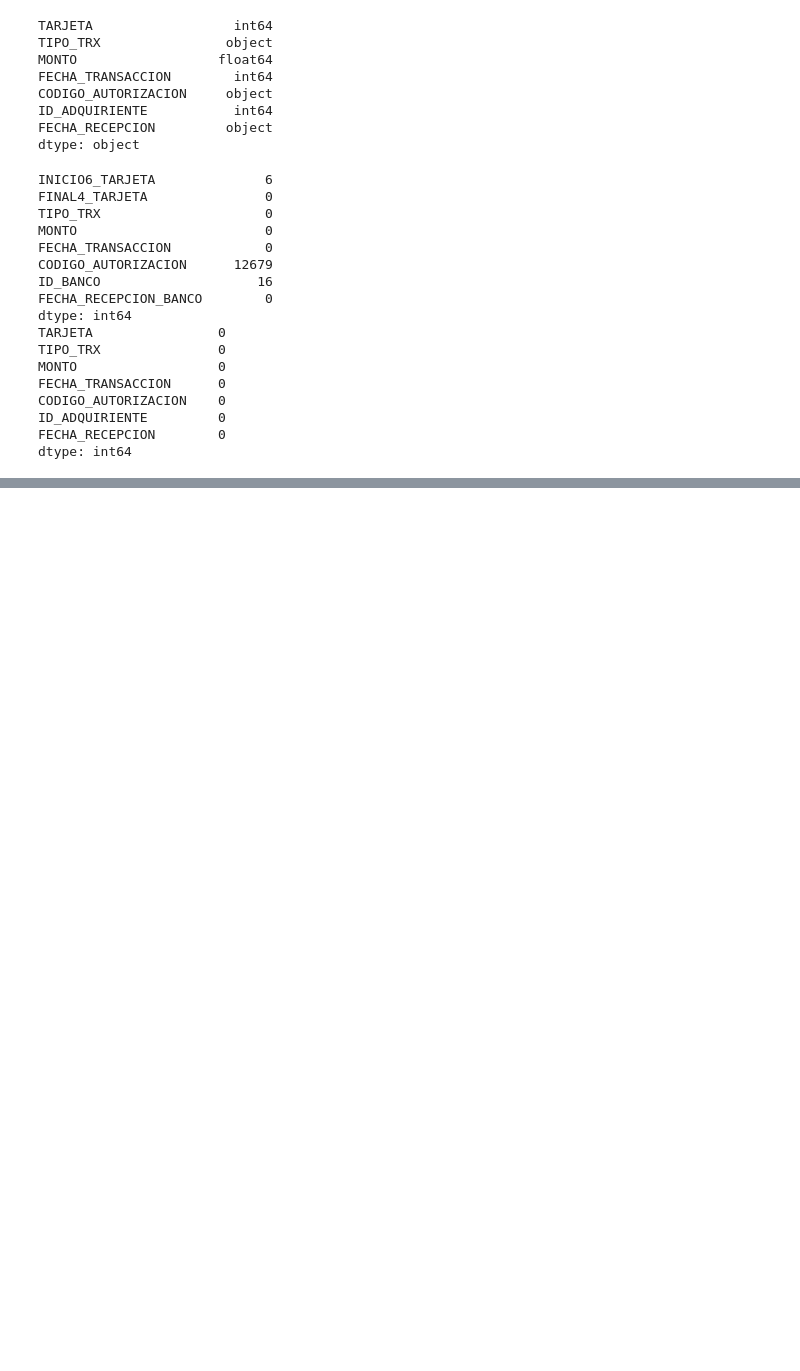
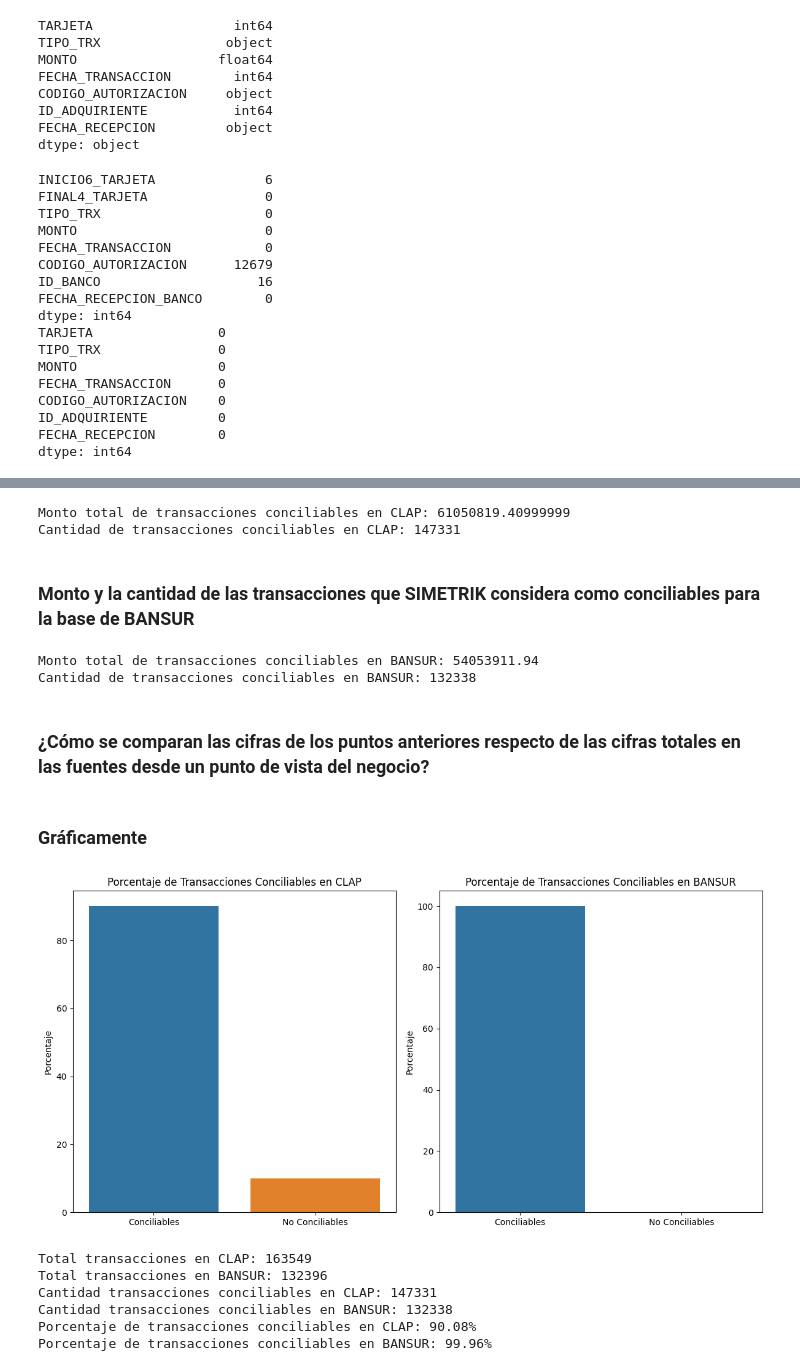
Before and after one commit to CtrlCri/Datafonos, a Jupyter notebook: script.ipynb, the cells around one changed output, grey strips where cells are left out. Saved outputs shown, nothing was run; the diff lists cells and outputs as text; code cells hidden in the pictures; blank space fills up the shorter version.

```diff
--- a/script.ipynb
+++ b/script.ipynb
@@ -93,0 +117,73 @@ clap_df['ID_BANCO'] = clap_df['ID_BANCO'].fillna(0)
+# %%
+# Calcular el monto total de transacciones conciliables
+monto_total_conciliable_clap = conciliables_clap_df['MONTO'].sum()
+
+# Calcular la cantidad de transacciones conciliables
+cantidad_transacciones_conciliables_clap = len(conciliables_clap_df)
+
+print(f"Monto total de transacciones conciliables en CLAP: {monto_total_conciliable_clap}")
+print(f"Cantidad de transacciones conciliables en CLAP: {cantidad_transacciones_conciliables_clap}")
+# %% [output]
+Monto total de transacciones conciliables en CLAP: 61050819.40999999
+Cantidad de transacciones conciliables en CLAP: 147331
+# %% [markdown]
+### Monto y la cantidad de las transacciones que SIMETRIK considera como conciliables para la base de BANSUR
+# %%
+# Calcular el monto total de transacciones conciliables
+monto_total_conciliable_bansur = conciliables_bansur_df['MONTO'].sum()
+
+# Calcular la cantidad de transacciones conciliables
+cantidad_transacciones_conciliables_bansur = len(conciliables_bansur_df)
+
+print(f"Monto total de transacciones conciliables en BANSUR: {monto_total_conciliable_bansur}")
+print(f"Cantidad de transacciones conciliables en BANSUR: {cantidad_transacciones_conciliables_bansur}")
+# %% [output]
+Monto total de transacciones conciliables en BANSUR: 54053911.94
+Cantidad de transacciones conciliables en BANSUR: 132338
+# %% [markdown]
+### ¿Cómo se comparan las cifras de los puntos anteriores respecto de las cifras totales en las fuentes desde un punto de vista del negocio?
+# %% [markdown]
+### Gráficamente
+# %%
+# Cálculos para CLAP
+total_transacciones_clap = len(clap_df)
+porcentaje_conciliables_clap = (cantidad_transacciones_conciliables_clap / total_transacciones_clap) * 100
+
+# Cálculos para BANSUR
+total_transacciones_bansur = len(bansur_df)
+porcentaje_conciliables_bansur = (cantidad_transacciones_conciliables_bansur / total_transacciones_bansur) * 100
+
+
+# Crear una figura con dos subplots
+fig, axes = plt.subplots(1, 2, figsize=(12, 6))
+
+# Graficar el porcentaje de transacciones conciliables en CLAP
+sns.barplot(x=['Conciliables', 'No Conciliables'], y=[porcentaje_conciliables_clap, 100 - porcentaje_conciliables_clap], ax=axes[0])
+axes[0].set_title('Porcentaje de Transacciones Conciliables en CLAP')
+axes[0].set_ylabel('Porcentaje')
+
+# Graficar el porcentaje de transacciones conciliables en BANSUR
+sns.barplot(x=['Conciliables', 'No Conciliables'], y=[porcentaje_conciliables_bansur, 100 - porcentaje_conciliables_bansur], ax=axes[1])
+axes[1].set_title('Porcentaje de Transacciones Conciliables en BANSUR')
+axes[1].set_ylabel('Porcentaje')
+
+plt.tight_layout()
+plt.show()
+# %% [output]
+[figure, added]
+# %%
+print(f"Total transacciones en CLAP: {total_transacciones_clap}")
+print(f"Total transacciones en BANSUR: {total_transacciones_bansur}")
+
+print(f"Cantidad transacciones conciliables en CLAP: {cantidad_transacciones_conciliables_clap}")
+print(f"Cantidad transacciones conciliables en BANSUR: {cantidad_transacciones_conciliables_bansur}")
+
+print(f"Porcentaje de transacciones conciliables en CLAP: {porcentaje_conciliables_clap:.2f}%")
+print(f"Porcentaje de transacciones conciliables en BANSUR: {porcentaje_conciliables_bansur:.2f}%")
+# %% [output]
+Total transacciones en CLAP: 163549
+Total transacciones en BANSUR: 132396
+Cantidad transacciones conciliables en CLAP: 147331
+Cantidad transacciones conciliables en BANSUR: 132338
+Porcentaje de transacciones conciliables en CLAP: 90.08%
+Porcentaje de transacciones conciliables en BANSUR: 99.96%
```
Also changed, not shown: parts of 54 cells of this notebook, 2 other files.
